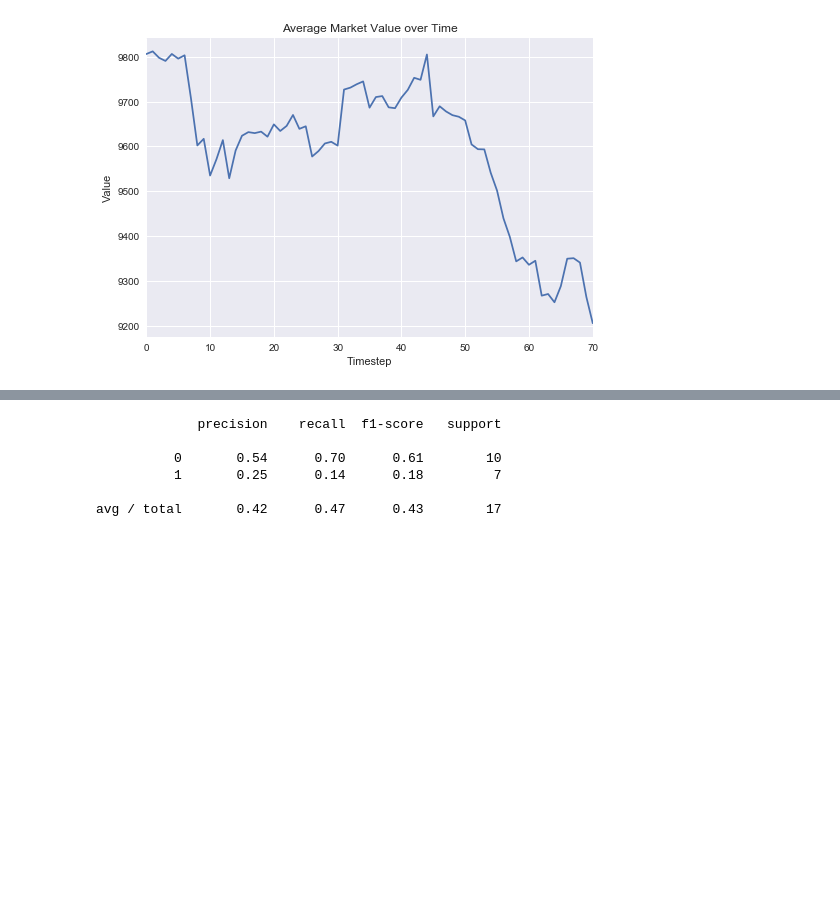
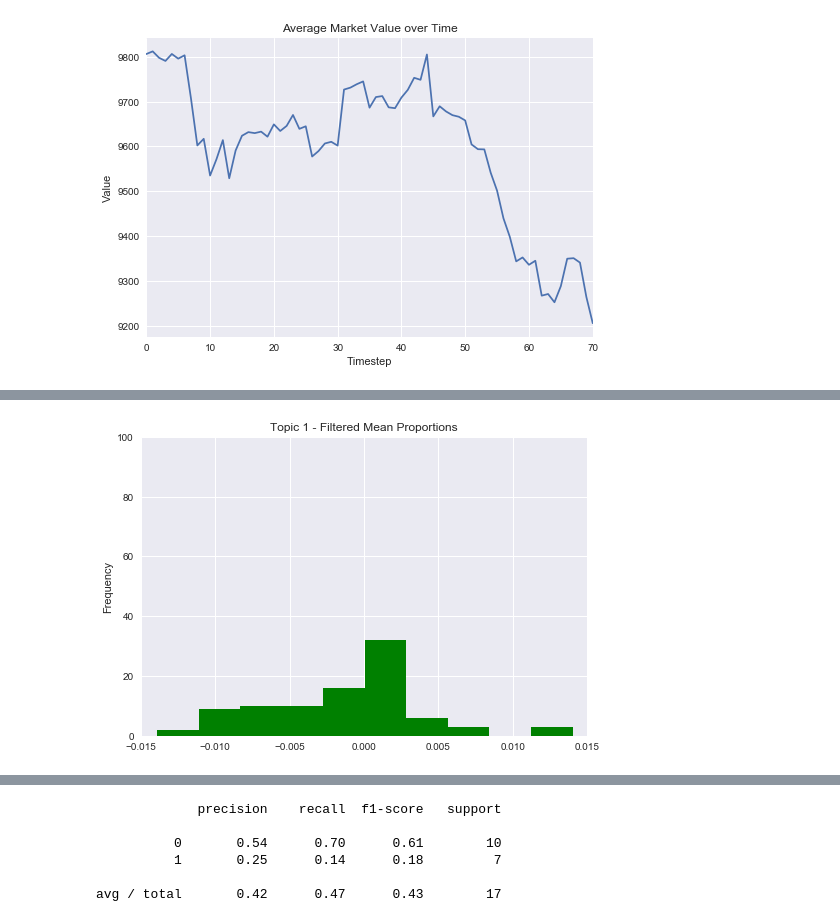
Before and after one commit to rykard95/wh_stocks, a Jupyter notebook: Richard's Final Notebook.ipynb, the cells around one changed output, grey strips where cells are left out. Saved outputs shown, nothing was run; the diff lists cells and outputs as text; code cells hidden in the pictures; blank space fills up the shorter version.

```diff
--- a/Richard's Final Notebook.ipynb
+++ b/Richard's Final Notebook.ipynb
@@ -200,0 +239,6 @@ Name: Title, dtype: object
+# %%
+df[df['Topic Label'] == 1]['Filtered Mean Proportion'].plot(kind='hist', xlim=(-0.015, 0.015), color='green', ylim=(0,100))
+plt.title('Topic 1 - Filtered Mean Proportions')
+plt.show()
+# %% [output]
+[figure, added]
```
Also changed, not shown: parts of 39 cells of this notebook.
